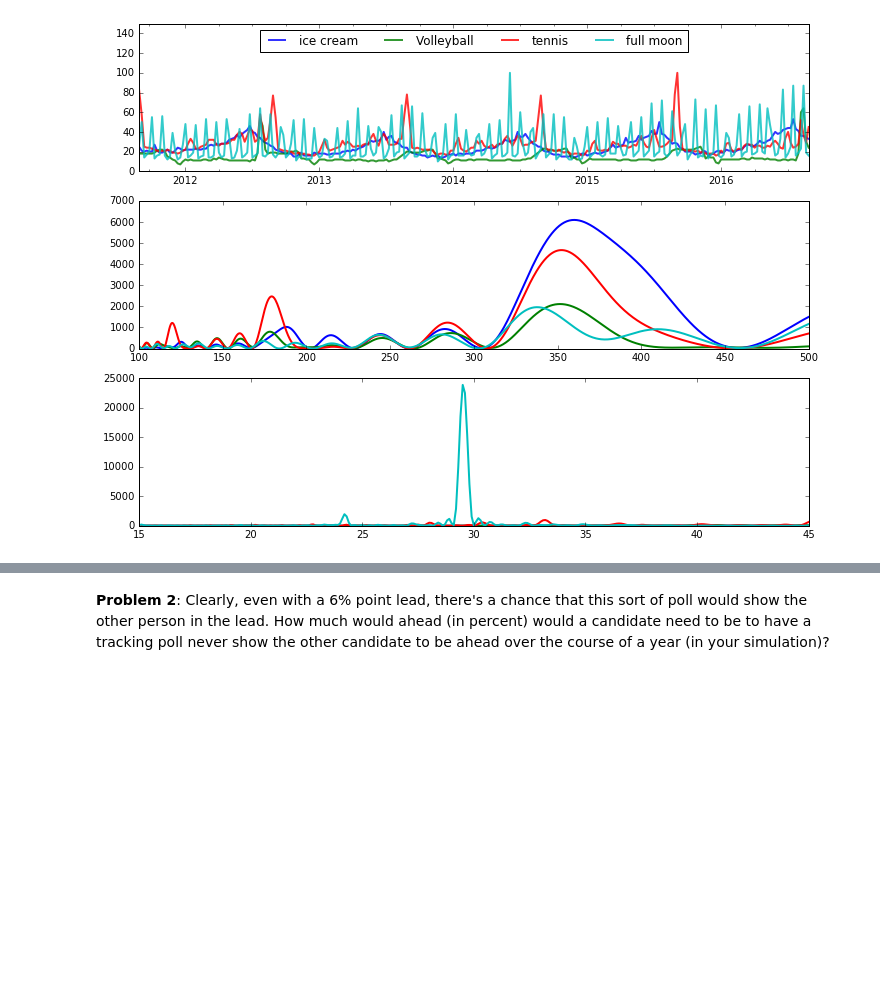
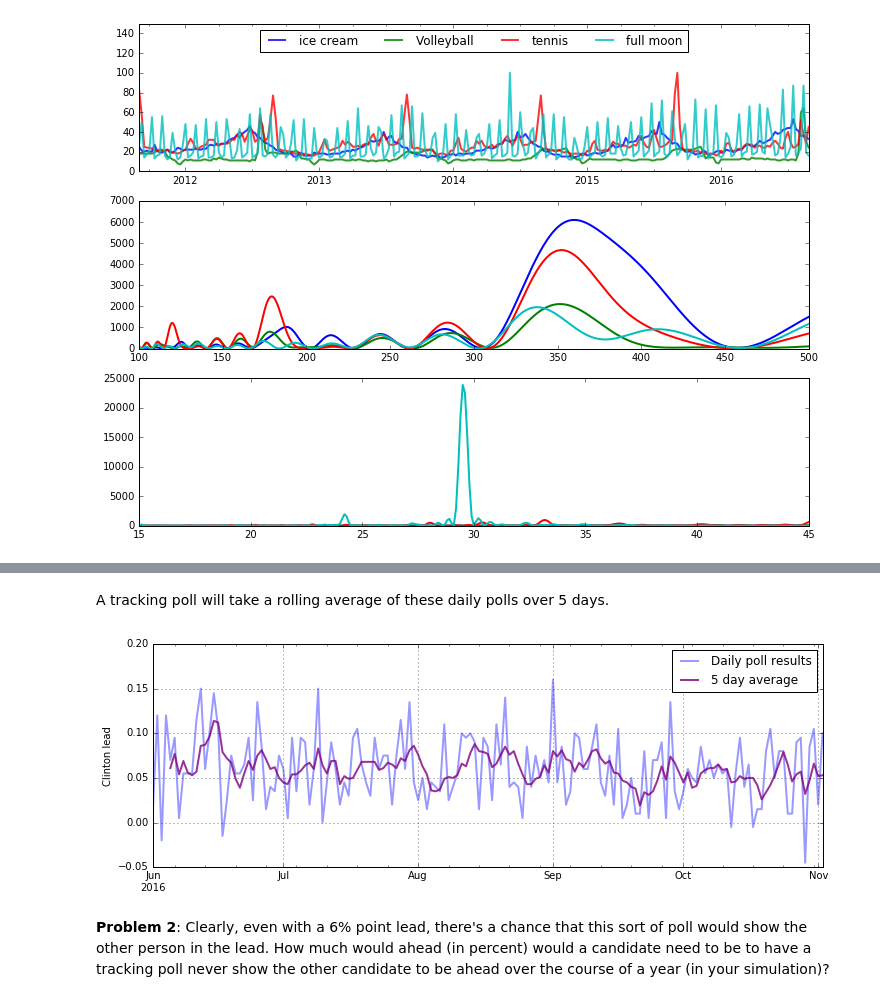
Before and after one commit to sam-dixon/ay250-homework, a Jupyter notebook: hw_1/hw_1_assignment.ipynb, the cells around one changed output, grey strips where cells are left out. Saved outputs shown, nothing was run; the diff lists cells and outputs as text; code cells hidden in the pictures; blank space fills up the shorter version.

```diff
--- a/hw_1/hw_1_assignment.ipynb
+++ b/hw_1/hw_1_assignment.ipynb
@@ -439,3 +459,15 @@ https://twitter.com/NateSilver538/status/769565612955824128
+# %% [markdown]
+A tracking poll will take a rolling average of these daily polls over 5 days.
+# %%
+poll = daily_poll()
+plt.figure(figsize=(12,4))
+poll.plot(linewidth=2, alpha=0.4, label='Daily poll results')
+poll.rolling(5).mean().plot(linewidth=2, color='purple', alpha=0.8,
+                            label='5 day average', grid=True)
+plt.ylabel('Clinton lead')
+plt.legend();
+# %% [output]
+[figure, added]
 # %% [markdown]
 **Problem 2**: Clearly, even with a 6% point lead, there's a chance that this sort of poll would show the other person in the lead. How much would ahead (in percent) would a candidate need to be to have a tracking poll never show the other candidate to be ahead over the course of a year (in your simulation)?
 # %%
```
Also changed, not shown: parts of 4 cells of this notebook.
